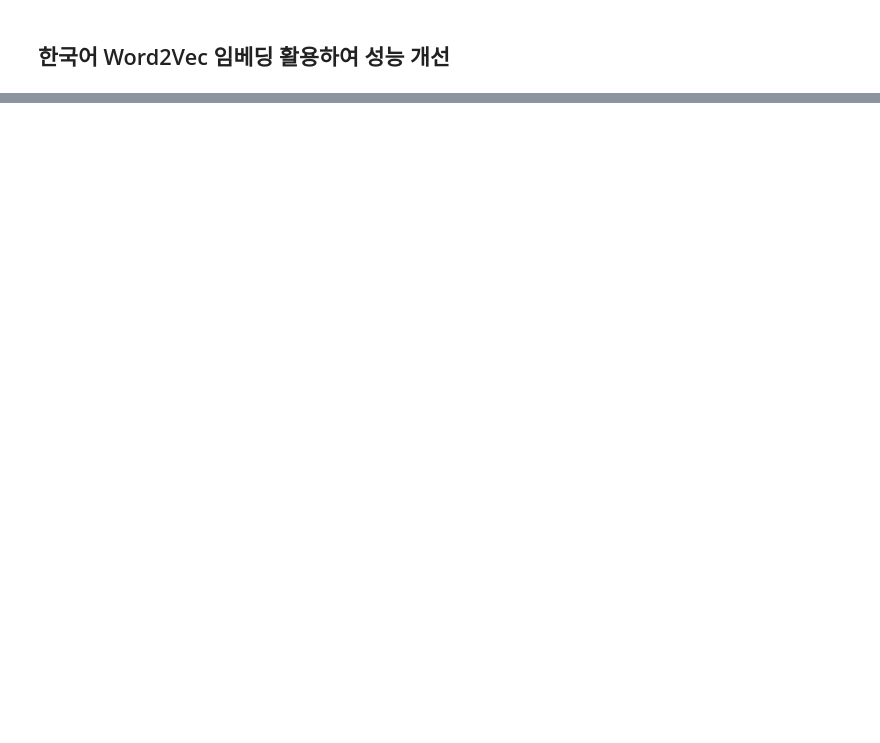
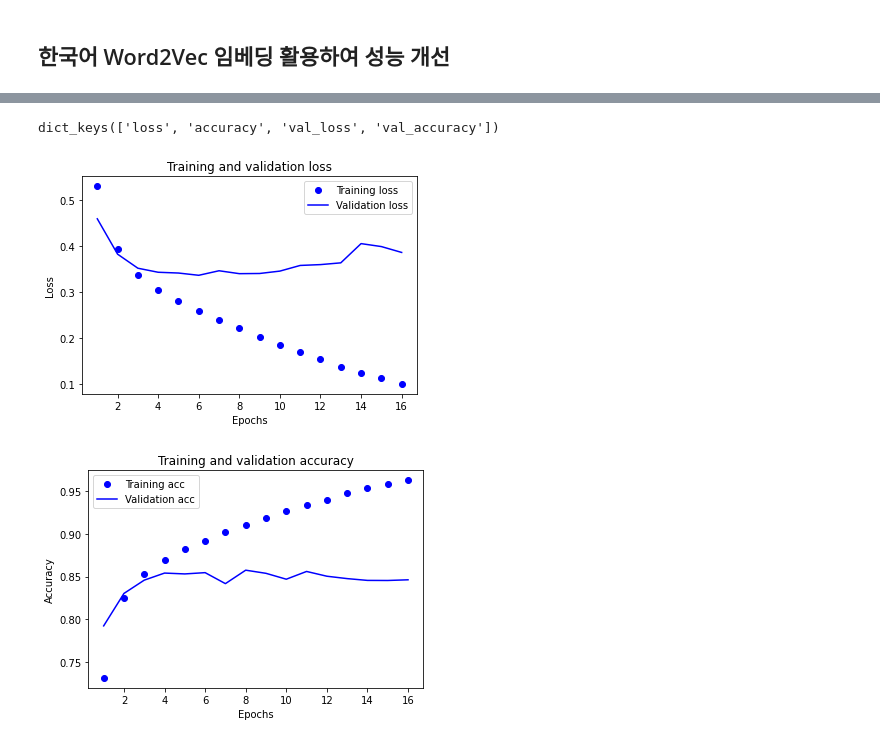
Before and after one commit to ssmyym/AIFFEL_quest_rs, a Jupyter notebook: Exploration/EX05/영화리뷰감성분석.ipynb, the cells around one changed output, grey strips where cells are left out. Saved outputs shown, nothing was run; the diff lists cells and outputs as text; code cells hidden in the pictures; blank space fills up the shorter version.

```diff
--- a/Exploration/EX05/영화리뷰감성분석.ipynb
+++ b/Exploration/EX05/영화리뷰감성분석.ipynb
@@ -380,0 +501,2 @@ plt.show()
+# %%
+vocab_size, word_vector_dim = weights.shape
@@ -380,0 +514,3 @@ plt.show()
+# %%
+# Load the word2vec model from the text file
+word_vectors = Word2VecKeyedVectors.load_word2vec_format(word2vec_file_path, binary=False)
@@ -381,2 +538,11 @@ plt.show()
 # %% [markdown]
 ## 한국어 Word2Vec 임베딩 활용하여 성능 개선
+# %%
+vocab_size = 10000    # 어휘 사전의 크기입니다(10,000개의 단어)
+word_vector_dim = 100  # 워드 벡터의 차원수
+embedding_matrix = np.random.rand(vocab_size, word_vector_dim)
+
+# embedding_matrix에 Word2Vec 워드 벡터를 단어 하나씩마다 차례차례 카피한다.
+for i in range(4,vocab_size):
+    if index_to_word[i] in word_vectors.wv:
+        embedding_matrix[i] = word_vectors.wv[[index_to_word[i]]]
@@ -382,0 +603,21 @@ plt.show()
+# %%
+from keras.callbacks import EarlyStopping
+
+# 모델 컴파일
+model_bi_lstm_gru.compile(optimizer='adam',
+                         loss='binary_crossentropy',
+                         metrics=['accuracy'])
+
+# EarlyStopping 콜백 설정
+early_stopping = EarlyStopping(monitor='val_loss', patience=10, restore_best_weights=True)
+
+epochs = 100
+
+# 모델 학습
+model_bi_lstm_gru_history = model_bi_lstm_gru.fit(partial_X_train,
+                                partial_y_train,
+                                epochs=epochs,
+                                batch_size=512,
+                                validation_data=(X_val, y_val),
+                                verbose=1,
+                                callbacks=[early_stopping])  # EarlyStopping 콜백 추가
@@ -382,0 +649,6 @@ plt.show()
+# %%
+training_visual_fun(model_bi_lstm_gru_history)
+# %% [output]
+dict_keys(['loss', 'accuracy', 'val_loss', 'val_accuracy'])
+[figure, added]
+[figure, added]
```
Also changed, not shown: parts of 37 cells of this notebook.
